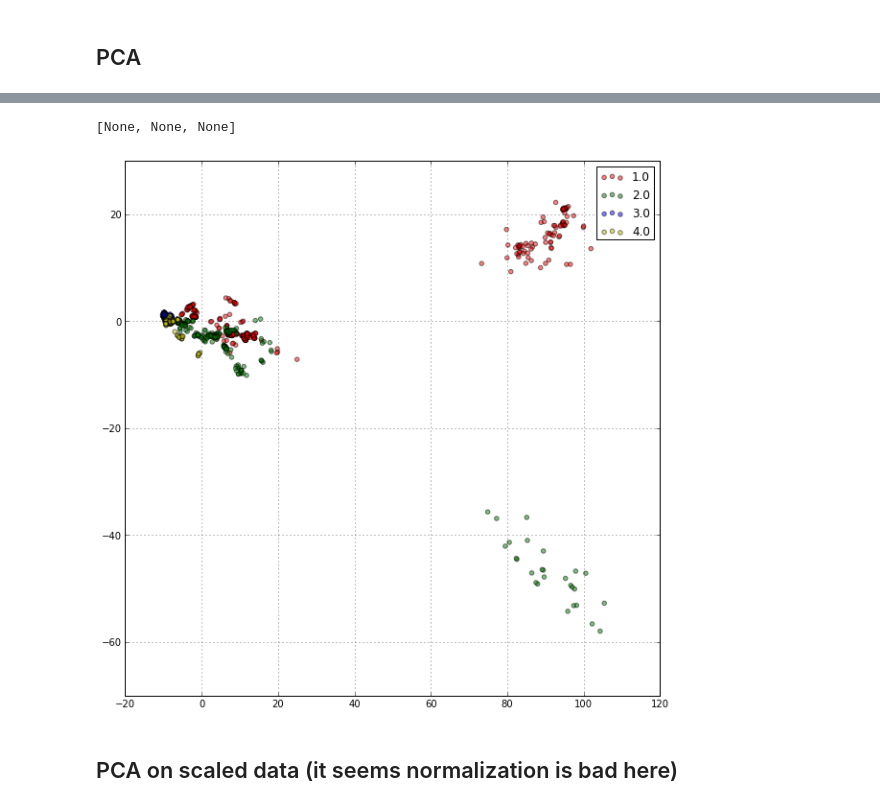
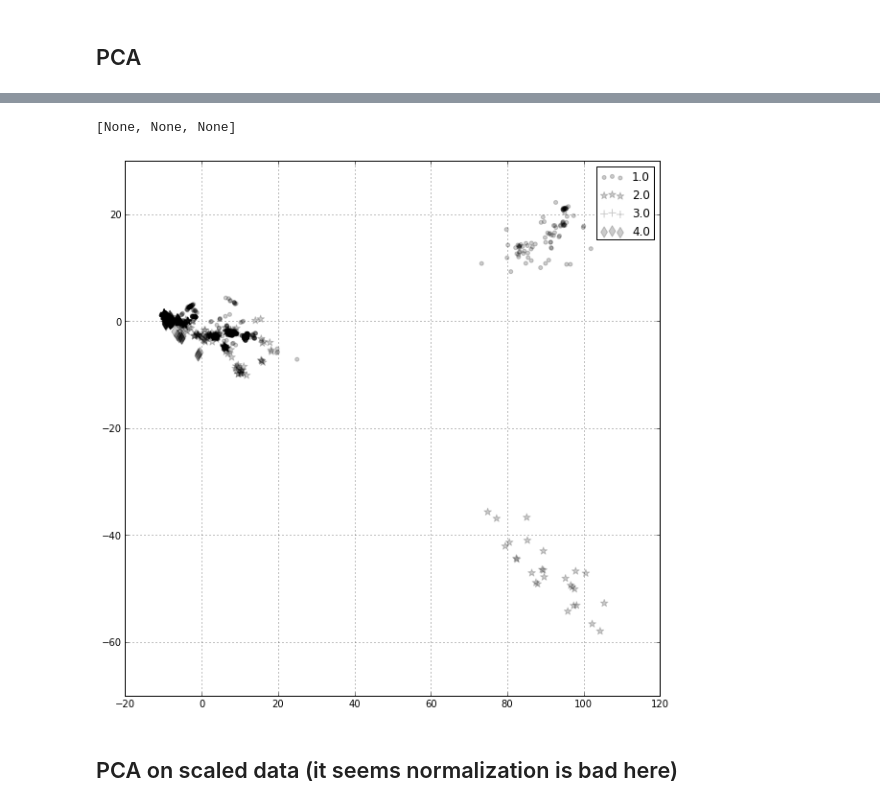
Before and after one commit to astar/berunka, a Jupyter notebook: notebooks/02_model_selection.ipynb, the cells around one changed output, grey strips where cells are left out. Cells and saved outputs as stored; diff of their text form; code cells hidden in the pictures.

```diff
--- a/notebooks/02_model_selection.ipynb
+++ b/notebooks/02_model_selection.ipynb
@@ -79,16 +90,16 @@ Wall time: 0.99 s
 (2164, 2)
 # %%
 from itertools import cycle
-pl.legend()
+
 colors = ['r', 'g', 'b', 'y']
-for i, c in zip(np.unique(y), cycle(colors)):
+for i, c, m in zip(np.unique(y), cycle(colors), ['.','*','+','d']):
     pl.scatter(X_pca[y == i, 0], X_pca[y == i, 1],
-        c=c, label=str(i), alpha=0.5)
+        c='k', label=str(i), alpha=0.2, marker=m, s=64)
 pl.legend()
 [pl.savefig('pic4.{}'.format(ext)) for ext in ['png','svg','pdf']]
 # %% [output]
 [None, None, None]
-[figure, old version]
+[figure, new version]
 # %% [markdown]
 ## PCA on scaled data (it seems normalization is bad here)
 # %%
```
Also changed, not shown: parts of 16 cells of this notebook, 19 other files.
